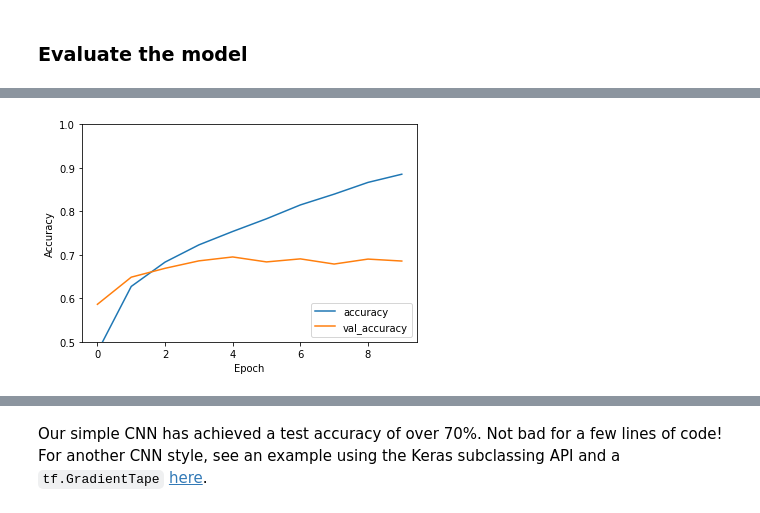
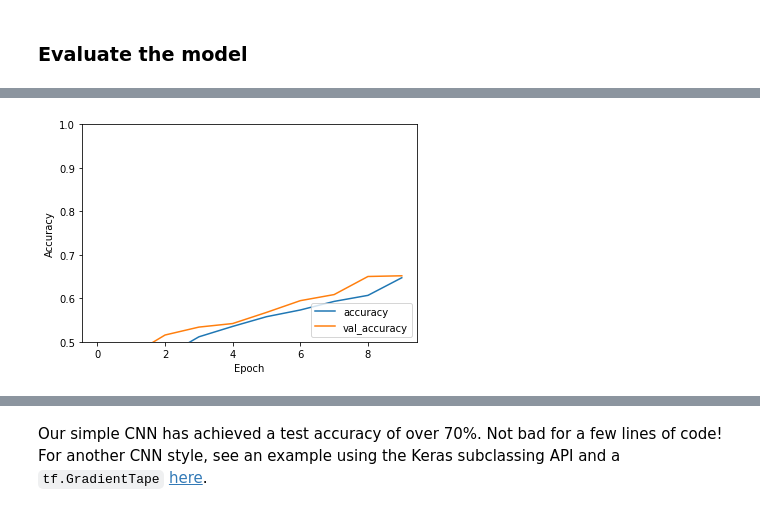
Before and after one commit to scottbing/SB_BSSD5350_Hwk10.1, a Jupyter notebook: SB_5350_CNN_Train10.1.ipynb, the cells around one changed output, grey strips where cells are left out. Saved outputs shown, nothing was run; the diff lists cells and outputs as text; code cells hidden in the pictures.

```diff
--- a/SB_5350_CNN_Train10.1.ipynb
+++ b/SB_5350_CNN_Train10.1.ipynb
@@ -131,3 +141,36 @@ Here's the complete architecture of our model.
+# %%
+BATCH_SIZE = 128
+nb_epochs = 10
+VALIDATION_SPLIT = 0.2
+num_classes = 10
+# %%
+from tensorflow.keras.layers import Conv2D, Dense, Flatten, Activation, Dropout, MaxPooling2D
+from tensorflow.keras import Sequential
+
+def create_cnn_model():
+    model = Sequential()
+    model.add(Conv2D(32, (3, 3), padding = 'same', input_shape=train_images.shape[1:]))
+    model.add(Activation('relu'))
+
+    # Adding more layers to improve the model
+    model.add(Conv2D(32, (3, 3), padding = 'same'))
+    model.add(Activation('relu'))
+    model.add(MaxPooling2D(pool_size= (2,2)))
+    model.add(Dropout(0.25))
+    model.add(Conv2D(64, (3, 3), padding = 'same'))
+    model.add(Activation('relu'))
+    model.add(Conv2D(64, (3, 3)))
+    model.add(Activation('relu'))
+    model.add(MaxPooling2D(pool_size= (2, 2)))
+    model.add(Dropout(0.25))
+    model.add(Flatten())
+    model.add(Dense(512))
+    model.add(Activation('relu'))
+    model.add(Dropout(0.5))
+    model.add(Dense(num_classes, activation='softmax'))
+    return model
+# %%
+model = create_cnn_model()
 # %%
 model.summary()
 # %% [output]
@@ -159,6 +208,5 @@ model.compile(optimizer='adam',
 # %%
-# seperate fit so tha tit can be executed repeatedly
-history = model.fit(train_images, train_labels, epochs=10,
-                    validation_data=(test_images, test_labels))
+model_history = model.fit(train_images, train_labels, batch_size = BATCH_SIZE, epochs = nb_epochs,
+          validation_data=(test_images, test_labels), verbose = 1)
 # %% [output]
 Epoch 1/10
@@ -184,8 +232,8 @@ Epoch 10/10
 # %% [markdown]
 ### Evaluate the model
 # %%
-plt.plot(history.history['accuracy'], label='accuracy')
-plt.plot(history.history['val_accuracy'], label = 'val_accuracy')
+plt.plot(model.history.history['accuracy'], label='accuracy')
+plt.plot(model.history.history['val_accuracy'], label = 'val_accuracy')
 plt.xlabel('Epoch')
 plt.ylabel('Accuracy')
 plt.ylim([0.5, 1])
@@ -197,4 +245,4 @@ test_loss, test_acc = model.evaluate(test_images,  test_labels, verbose=2)
-[figure, old version]
+[figure, new version]
 # %%
 print(test_acc)
 # %% [output]
```
Also changed, not shown: parts of 28 cells of this notebook, 1 other file.
